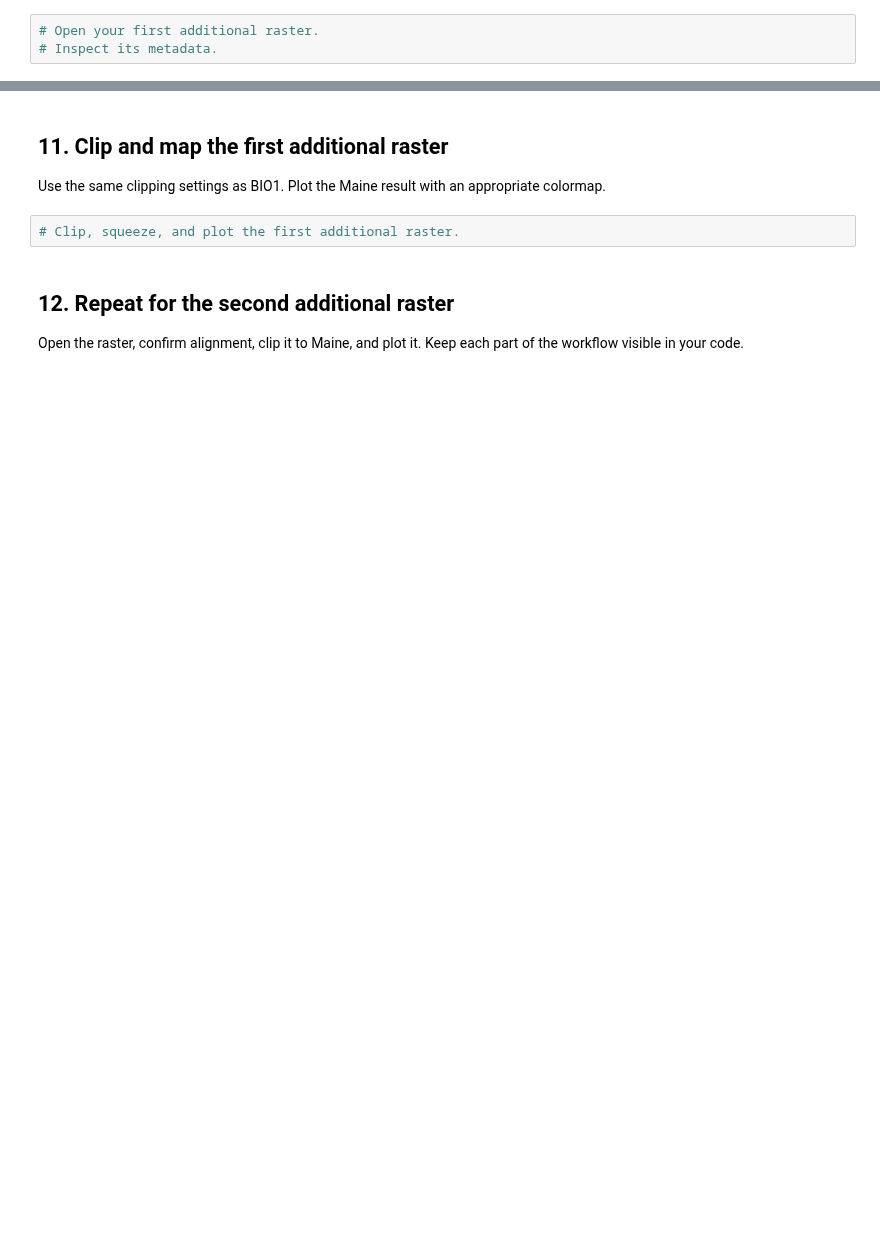
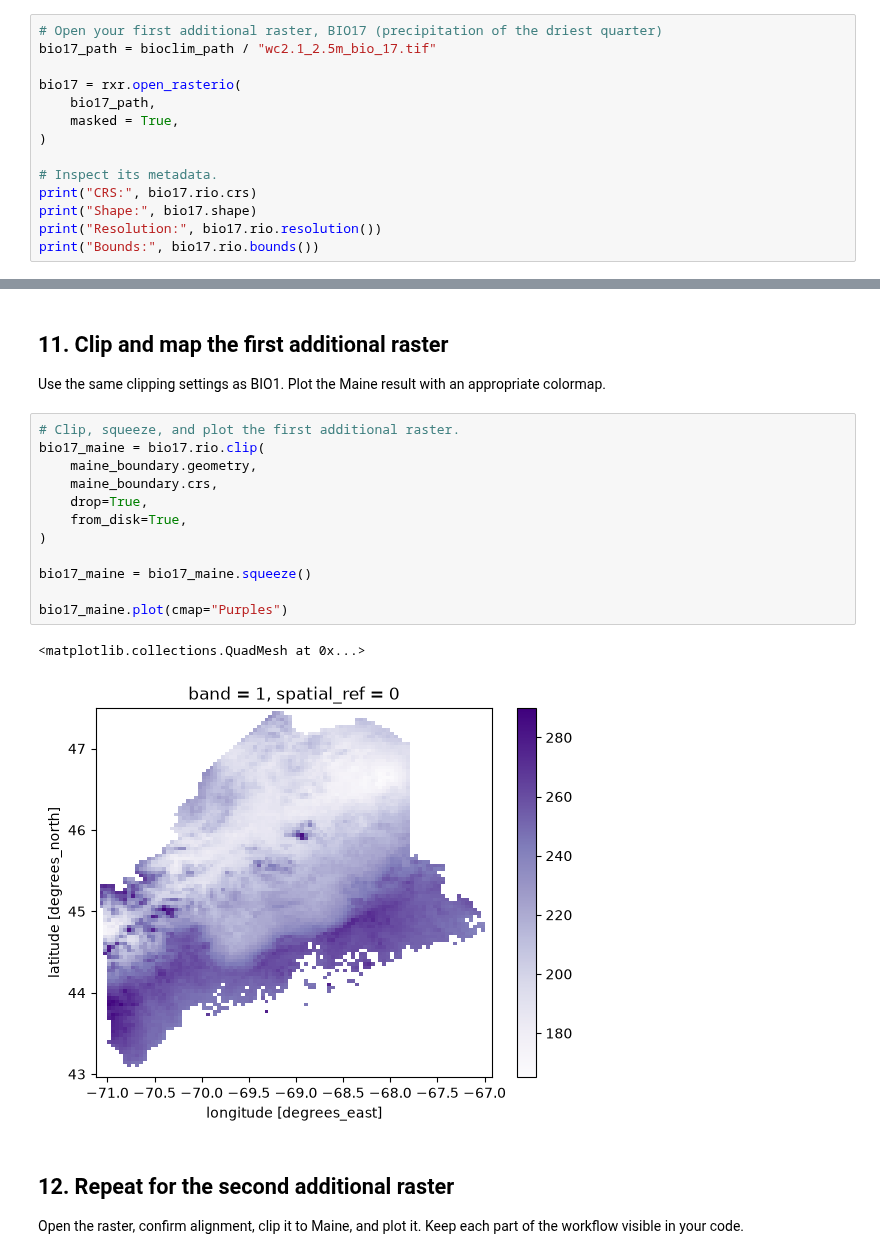
Before and after one commit to relleha/BIO597-SpatialBiodiversity, a Jupyter notebook: docs/assignments/Assignment-05-RasterData.ipynb, the cells around one changed output, grey strips where cells are left out. Cells and saved outputs as stored; diff of their text form; blank space fills up the shorter version.

```diff
--- a/docs/assignments/Assignment-05-RasterData.ipynb
+++ b/docs/assignments/Assignment-05-RasterData.ipynb
@@ -119,5 +209,16 @@ Do not choose variables only because they are available. Give a short biological
 
 Build its filename, open it with `masked=True`, and inspect its CRS, shape, resolution, and bounds.
 # %%
-# Open your first additional raster.
+# Open your first additional raster, BIO17 (precipitation of the driest quarter)
+bio17_path = bioclim_path / "wc2.1_2.5m_bio_17.tif"
+
+bio17 = rxr.open_rasterio(
+    bio17_path,
+    masked = True,
+)
+
 # Inspect its metadata.
+print("CRS:", bio17.rio.crs)
+print("Shape:", bio17.shape)
+print("Resolution:", bio17.rio.resolution())
+print("Bounds:", bio17.rio.bounds())
@@ -133,6 +252,19 @@ Compare CRS, shape, resolution, and bounds. Each comparison should return `True`
 Use the same clipping settings as BIO1. Plot the Maine result with an appropriate colormap.
 # %%
 # Clip, squeeze, and plot the first additional raster.
+bio17_maine = bio17.rio.clip(
+    maine_boundary.geometry,
+    maine_boundary.crs,
+    drop=True,
+    from_disk=True,
+)
+
+bio17_maine = bio17_maine.squeeze()
+
+bio17_maine.plot(cmap="Purples")
+# %% [output]
+<matplotlib.collections.QuadMesh at 0x...>
+[figure, added]
 # %% [markdown]
 ## 12. Repeat for the second additional raster
 
```
Also changed, not shown: parts of 36 cells of this notebook, 5 other files.
